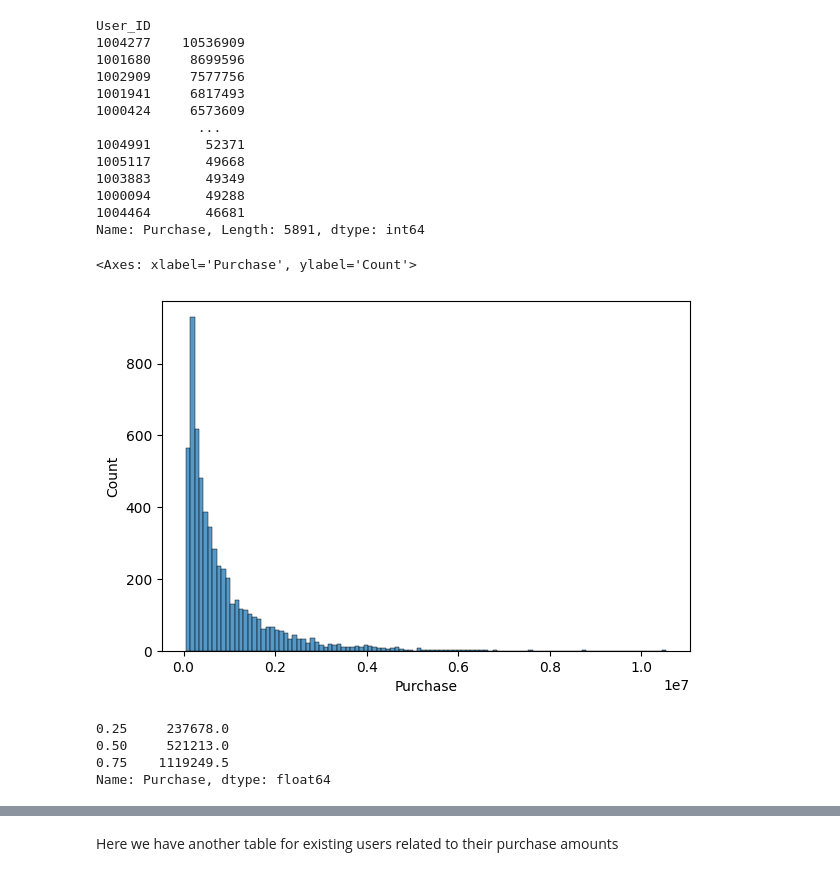
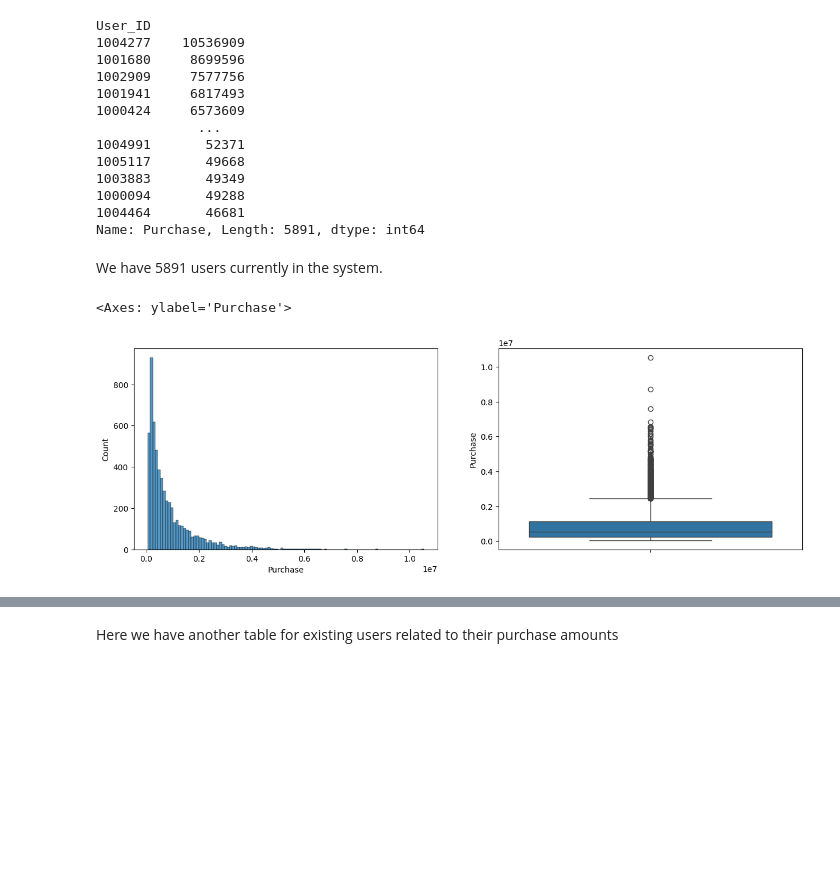
Before and after one commit to kaanbaycan/IE-423-Forecasting-Tasks, a Jupyter notebook: IE_423_Task_3.ipynb, the cells around one changed output, grey strips where cells are left out. Saved outputs shown, nothing was run; the diff lists cells and outputs as text; code cells hidden in the pictures; blank space fills up the shorter version.

```diff
--- a/IE_423_Task_3.ipynb
+++ b/IE_423_Task_3.ipynb
@@ -237,20 +237,15 @@ User_ID
 1000094       49288
 1004464       46681
 Name: Purchase, Length: 5891, dtype: int64
+# %% [markdown]
+We have 5891 users currently in the system.
 # %%
 #Lets try to visualize and cluster
 plt.figure(figsize=(15,10))
 plt.subplot(2,2,1)
 sns.histplot(user_purchase)
+plt.subplot(2,2,2)
+sns.boxplot(user_purchase)
 # %% [output]
-<Axes: xlabel='Purchase', ylabel='Count'>
+<Axes: ylabel='Purchase'>
-[figure, old version]
+[figure, new version]
-# %%
-#Getting the quantiles to cluster existing users
-quantiles = user_purchase.quantile([0.25,0.5,0.75])
-quantiles
-# %% [output]
-0.25     237678.0
-0.50     521213.0
-0.75    1119249.5
-Name: Purchase, dtype: float64
```
Also changed, not shown: parts of 103 cells of this notebook.
